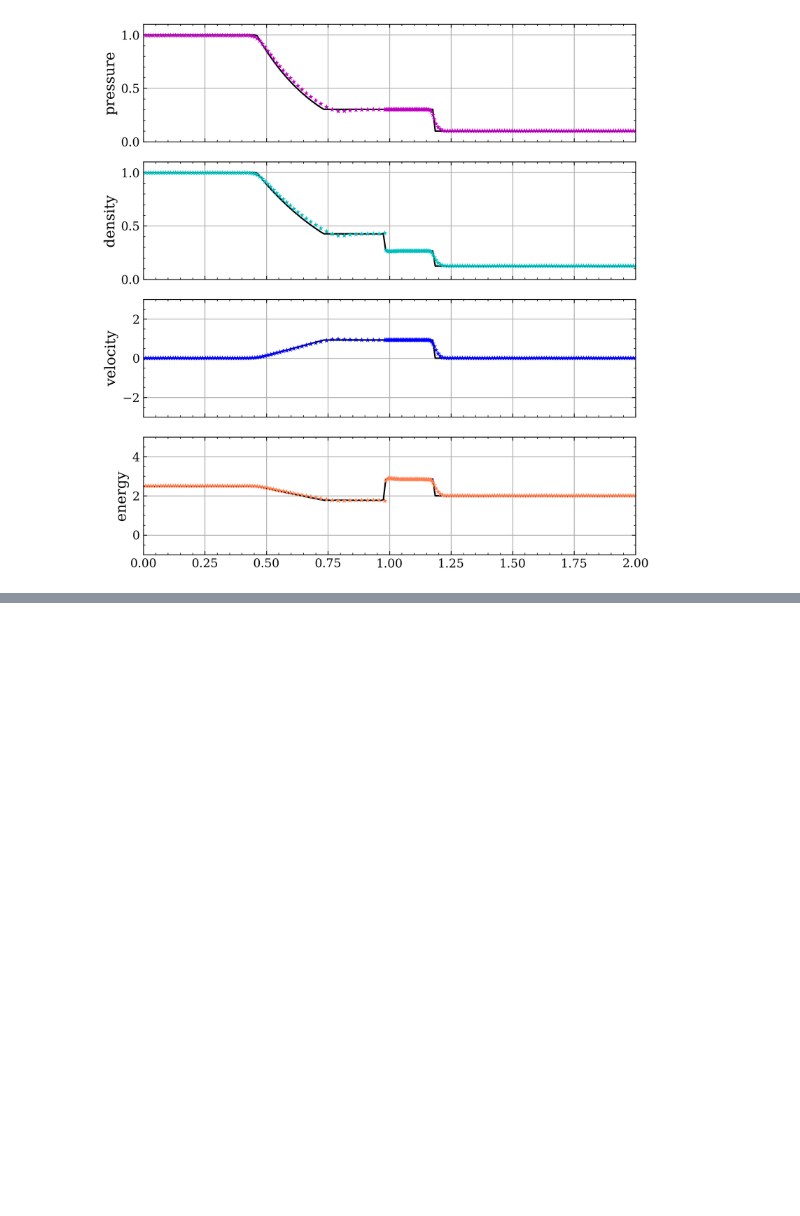
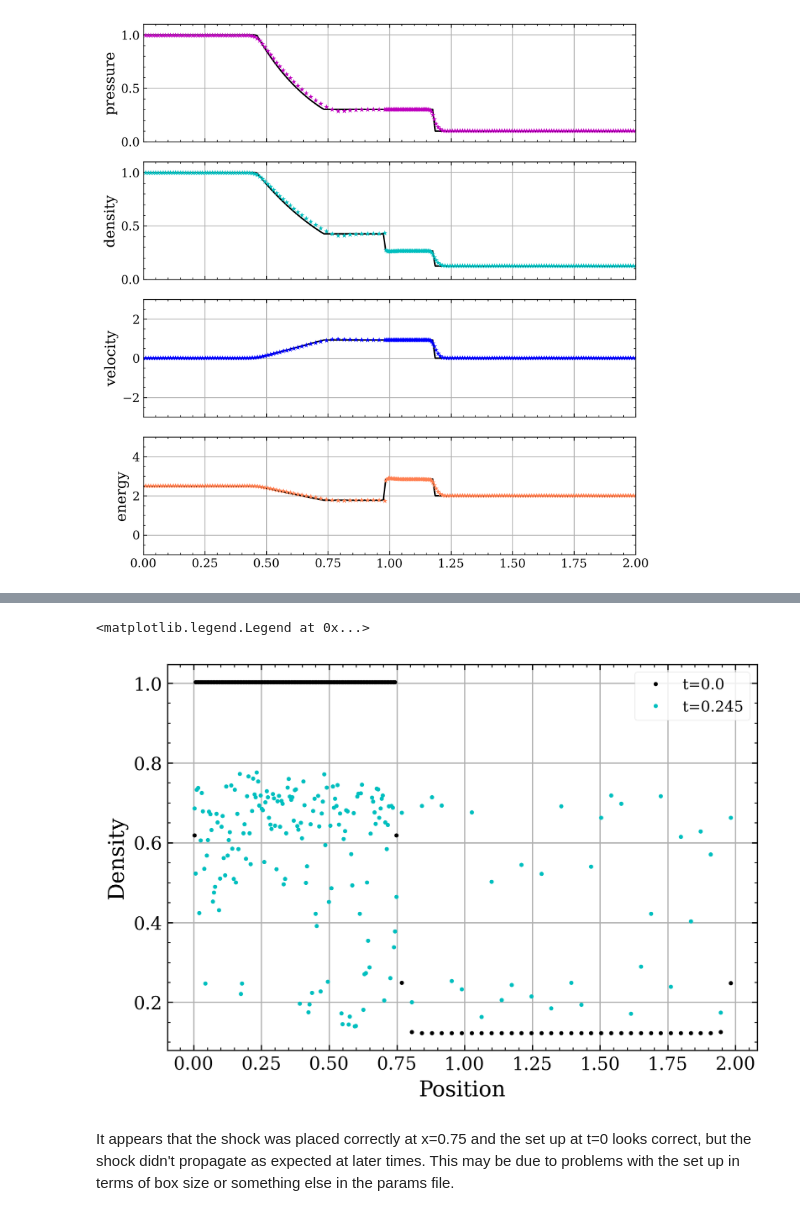
Before and after one commit to 0cooper/comp-astro381, a Jupyter notebook: cooper-hw6.ipynb, the cells around one changed output, grey strips where cells are left out. Saved outputs shown, nothing was run; the diff lists cells and outputs as text; code cells hidden in the pictures; blank space fills up the shorter version.

```diff
--- a/cooper-hw6.ipynb
+++ b/cooper-hw6.ipynb
@@ -120,0 +127,3 @@ sod_shock_tube.numerical(N=200,tmax=0.245,verbose=False)
+# %%
+s2 = h5py.File('shocktube_gizmo/snapshot_000.hdf5', 'r')
+s25 = h5py.File('shocktube_gizmo/snapshot_005.hdf5', 'r')
@@ -120,0 +145,16 @@ sod_shock_tube.numerical(N=200,tmax=0.245,verbose=False)
+# %%
+rho0 = s2['PartType0']['Density'][:]
+rho5 = s25['PartType0']['Density'][:]
+x = s2['PartType0']['Coordinates'][:]
+x5 = s25['PartType0']['Coordinates'][:]
+# %%
+plt.plot(x.T[0],rho0,'k.',label='t=0.0')
+plt.plot(x.T[0],rho5,'c.',label='t=0.245')
+plt.xlabel('Position')
+plt.ylabel('Density')
+plt.legend()
+# %% [output]
+<matplotlib.legend.Legend at 0x...>
+[figure, added]
+# %% [markdown]
+It appears that the shock was placed correctly at x=0.75 and the set up at t=0 looks correct, but the shock didn't propagate as expected at later times. This may be due to problems with the set up in terms of box size or something else in the params file.
```
Also changed, not shown: parts of 4 cells of this notebook, 13 other files.
